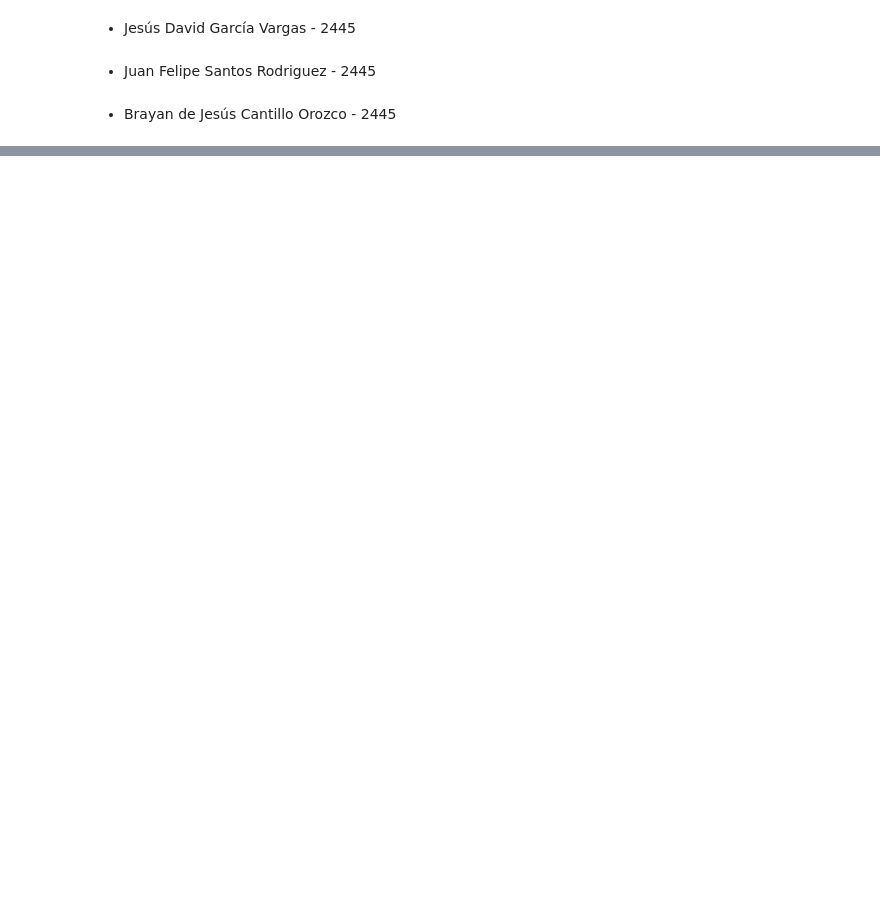
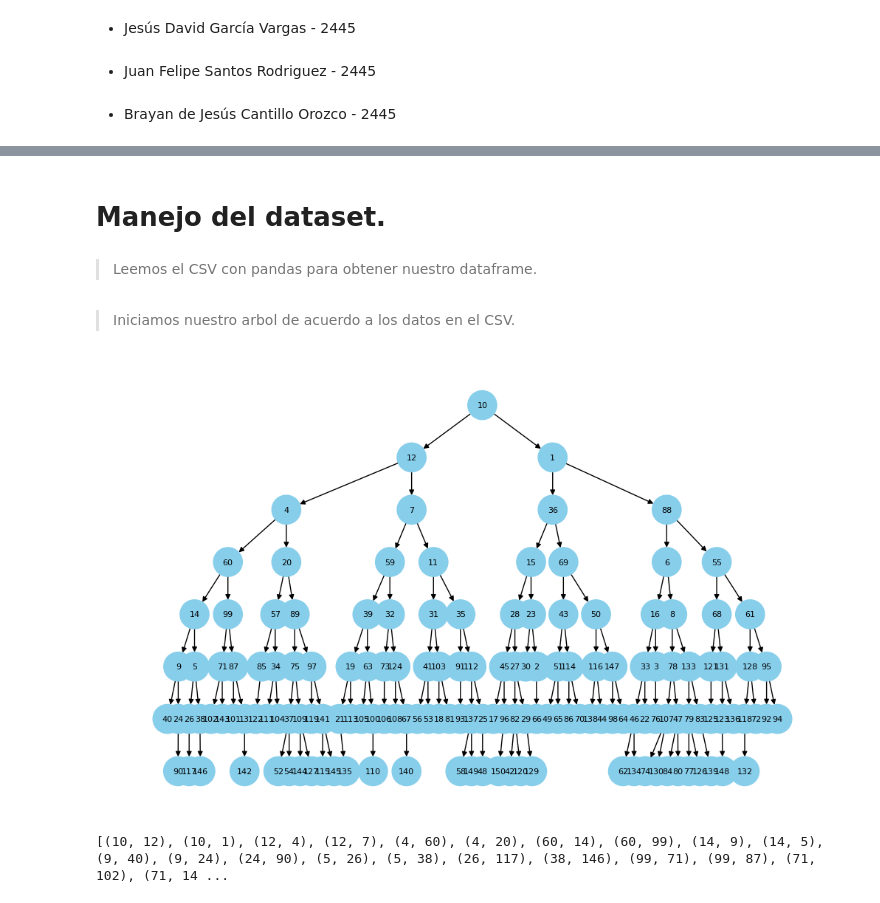
Before and after one commit to jesus2801/laboratorio-1-estructuras, a Jupyter notebook: Laboratory 1.ipynb, the cells around one changed output, grey strips where cells are left out. Cells and saved outputs as stored; diff of their text form; code cells hidden in the pictures; blank space fills up the shorter version.

Commit message:
Finalizado
This commit was created by Deepnote. Project url: https://deepnote.com/project/5a6aa858-3dd7-43be-98c5-49e544ecec34

```diff
--- a/Laboratory 1.ipynb
+++ b/Laboratory 1.ipynb
@@ -258,17 +12,0 @@ Comentarios...
-# %%
-class Utils(object):
-    # obtener el nivel de un nodo.
-    def level():
-        pass
-
-    # Encontrar el padre del nodo.
-    def father (self):
-        pass
-
-    # Encontrar el abuelo del nodo.
-    def grandfather (self):
-        pass
-
-    # Encontrar el tío del nodo.
-    def uncle(self):
-        pass
@@ -276,0 +237,2 @@ TypeError: __str__ returned non-string (type int)
+# %%
+API_KEY = "AIzaSyDarqSTuGBDWw3NIiys5o8-WxDdfw-lGCc"
@@ -276,0 +712,24 @@ TypeError: __str__ returned non-string (type int)
+# %% [markdown]
+# Manejo del dataset.
+# %% [markdown]
+> Leemos el CSV con pandas para obtener nuestro dataframe.
+# %%
+df = pd.read_csv('co_properties_final.csv')
+# %% [markdown]
+> Iniciamos nuestro arbol de acuerdo a los datos en el CSV.
+# %%
+#Instanciamos la clase
+tree = Tree()
+#Iteramos cada fila de dataframe
+for index, row in df.iterrows():
+    # Si estamos en la primera fila, esa será nuestra raíz por defecto.
+    if index == 0:
+        tree.root = Node(Row(*row.tolist()))
+    else:
+        # Insertamos los nodos siguientes uno por uno.
+        tree.root = tree.insert(tree.root, Row(*row.tolist()))
+# %%
+tree.draw(tree.root)
+# %% [output]
+[figure, added]
+[(10, 12), (10, 1), (12, 4), (12, 7), (4, 60), (4, 20), (60, 14), (60, 99), (14, 9), (14, 5), (9, 40), (9, 24), (24, 90), (5, 26), (5, 38), (26, 117), (38, 146), (99, 71), (99, 87), (71, 102), (71, 14 ...
```
Also changed, not shown: parts of 50 cells of this notebook, 4 other files.
